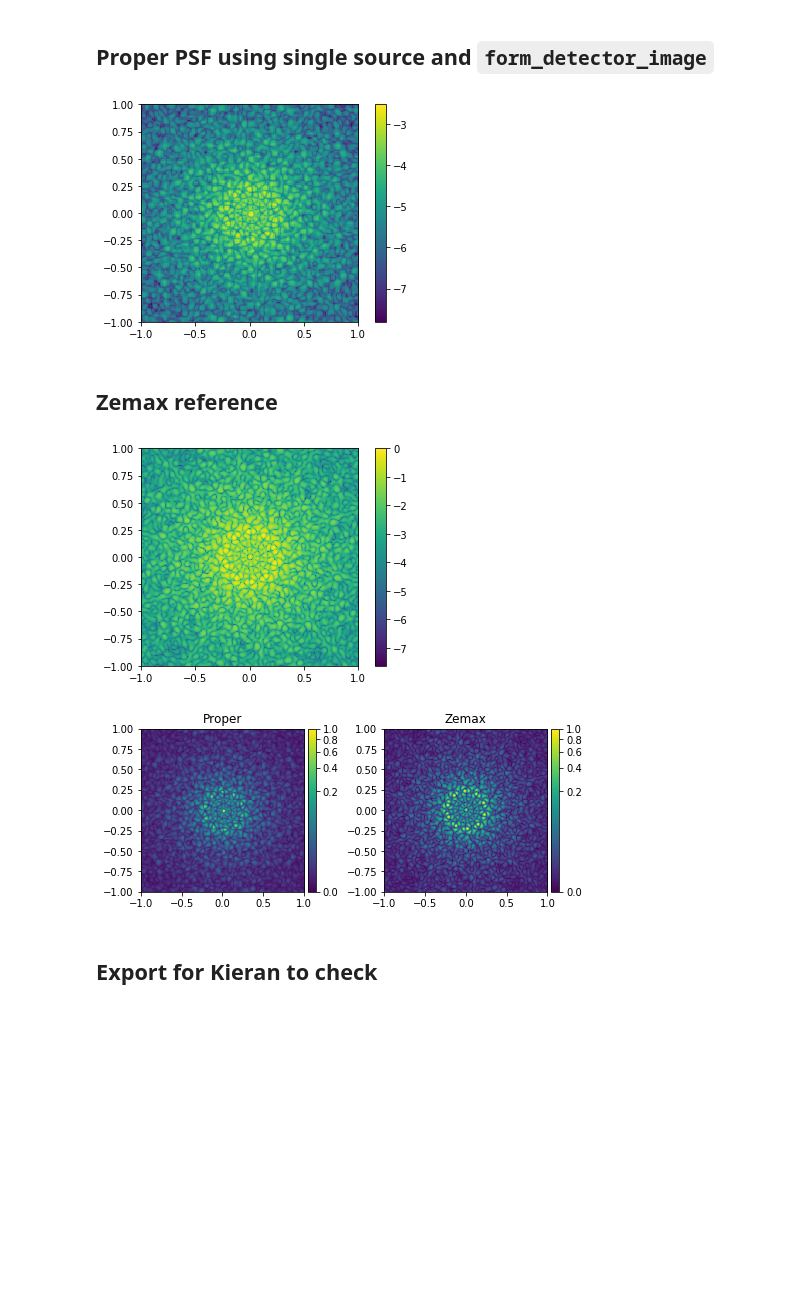
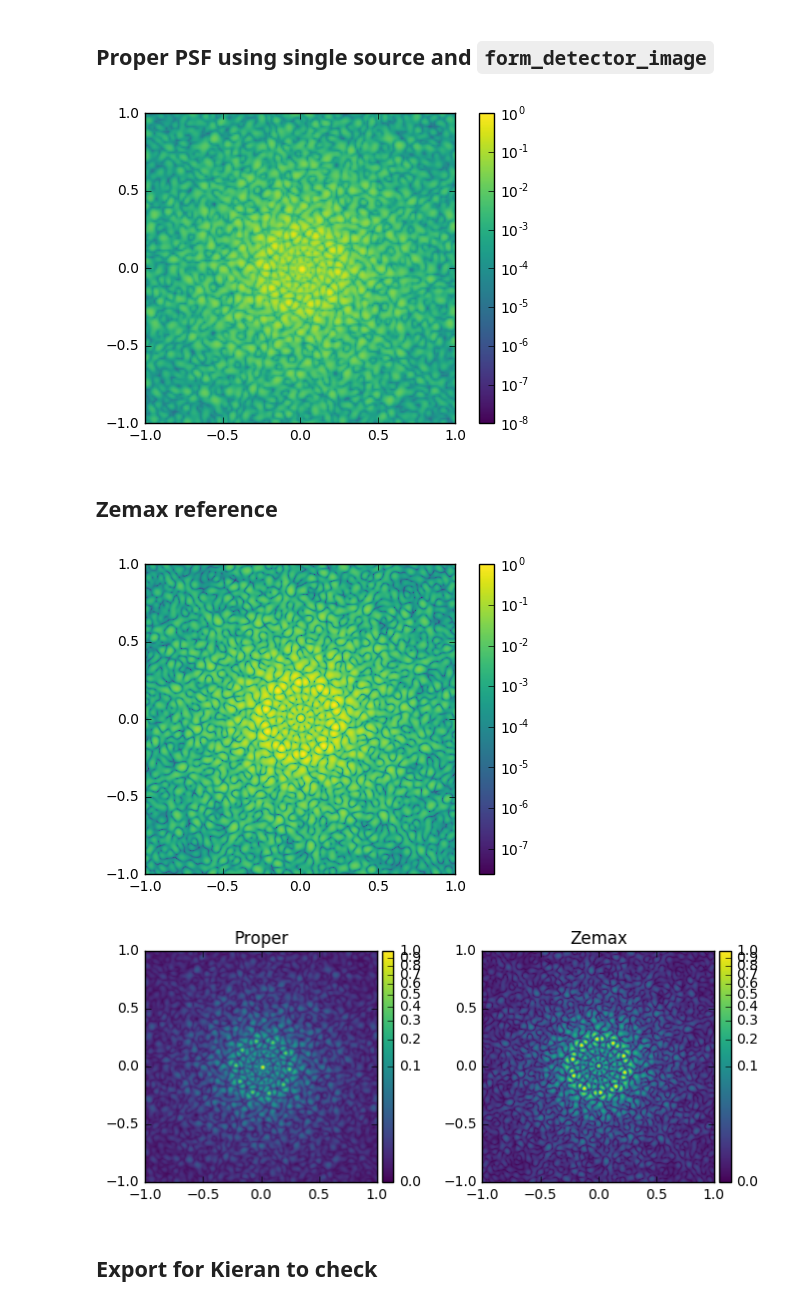
Before and after one commit to benjaminpope/toliman, a Jupyter notebook: image_modelling/notebooks/Validate spiral PSF.ipynb, the cells around one changed output. Drawn from its saved outputs; the diff is of its cells as text; code cells hidden in the pictures; blank space fills up the shorter version.

Commit message:
Minor tweaks to visual comparison between zemax and proper

```diff
--- a/image_modelling/notebooks/Validate spiral PSF.ipynb
+++ b/image_modelling/notebooks/Validate spiral PSF.ipynb
@@ -36,38 +36,27 @@ toliman_settings = {
 detector_pitch = 11.0e-6 # m/pixel on detector
 npixels = 512 # Size of detector, in pixels
 
-wl_gauss = [5.999989e-01,
-            6.026560e-01,
-            6.068356e-01,
-            6.119202e-01,
-            6.173624e-01,
-            6.226281e-01,
-            6.270944e-01,
-            6.300010e-01 ]
-weights_gaus = [5.3770e-02,
-                1.1224e-01,
-                1.5056e-01,
-                1.7034e-01,
-                1.7342e-01,
-                1.5861e-01,
-                1.2166e-01,
-                5.9360e-02 ]
+wl_vals = [0.6]
+# [5.999989e-01, 6.026560e-01, 6.068356e-01, 6.119202e-01, 6.173624e-01, 6.226281e-01, 6.270944e-01, 6.300010e-01 ]
+wl_weights = [1.]
+#[5.3770e-02, 1.1224e-01, 1.5056e-01, 1.7034e-01, 1.7342e-01, 1.5861e-01, 1.2166e-01, 5.9360e-02 ]
 # %%
 # First source, on axis
 source_a = {
-            'wavelengths': [0.6],#wl_gauss[:4],
-            'weights': [1.],#weights_gaus[:4],
+            'wavelengths': wl_vals,
+            'weights': wl_weights,
             'settings': toliman_settings
             }
 # %%
 viewport = 1. # mm
 # %%
 import matplotlib.pyplot as plt
+from matplotlib.colors import LogNorm
 import numpy as np
-def view_psf(imarray, pitch_mm, viewport_mm):
+def view_psf(imarray, pitch_mm, viewport_mm,vmin=None,vmax=None):
     c = imarray.shape[0]/2. # Assume scaled image
     w = viewport_mm/pitch_mm
-    plt.imshow(np.log10(imarray[int(c-w):int(c+w),int(c-w):int(c+w)]),cmap='viridis', extent=[x*pitch_mm for x in [-w,w,-w,w]])#,vmin=-10, vmax=-5)
+    plt.imshow(imarray[int(c-w):int(c+w),int(c-w):int(c+w)],cmap='viridis', extent=[x*pitch_mm for x in [-w,w,-w,w]], norm=LogNorm(),vmin=vmin, vmax=vmax)
     plt.colorbar()
     plt.show()
 # %% [markdown]
@@ -76,9 +65,9 @@ def view_psf(imarray, pitch_mm, viewport_mm):
 image = form_detector_image(prescription, [source_a], gridsize, detector_pitch, npixels)
 # %%
 %matplotlib inline
-view_psf(image, detector_pitch/1e-3, 1.)
+view_psf(image/image.max(axis=None), detector_pitch/1e-3, 1., vmin=1e-8)
 # %% [output]
-[figure, old version]
+[figure, new version]
 # %% [markdown]
 ## Zemax reference
 # %%
@@ -87,7 +76,7 @@ zemax = np.load('../zemax_examples/toliman-RC-f50_SpiralPupil_psf_0deg_600nm_4mm
 %matplotlib inline
 view_psf(zemax, 4e-3, 1.)
 # %% [output]
-[figure, old version]
+[figure, new version]
 # %%
 from mpl_toolkits.axes_grid1 import make_axes_locatable
 import matplotlib.colors as mcolors
@@ -117,7 +106,7 @@ plt.colorbar(im, cax=cax)
 
 plt.show()
 # %% [output]
-[figure, old version]
+[figure, new version]
 # %% [markdown]
 ## Export for Kieran to check
 # %%
```
Also changed, not shown: 2 other files.
